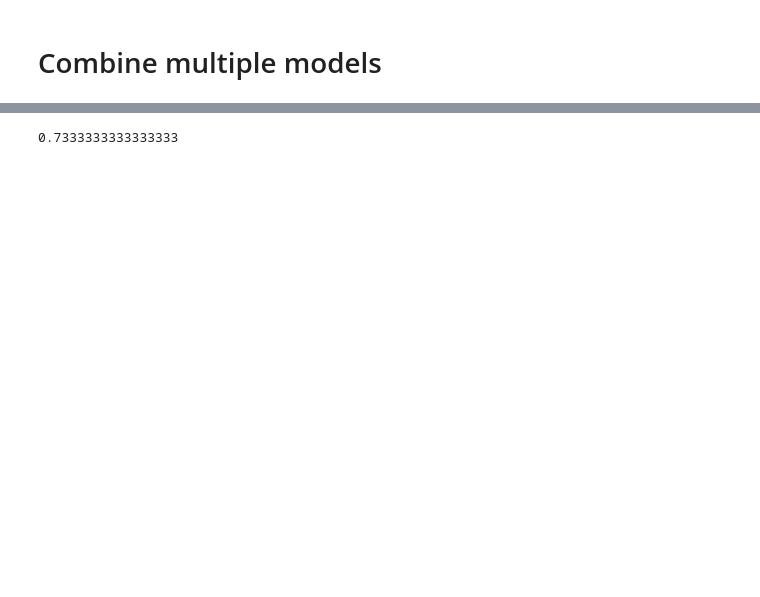
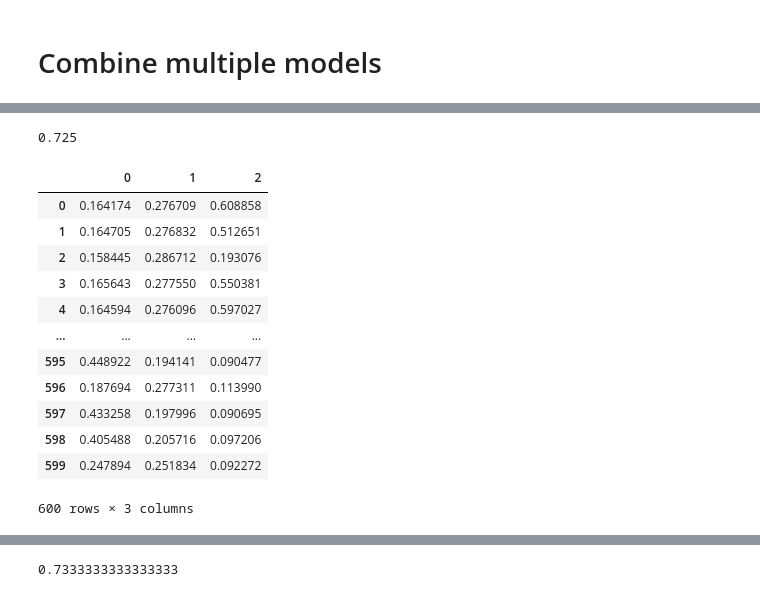
Before and after one commit to henockmamo54/CIM, a Jupyter notebook: notebook/Final Results/OVO test/NoHBP_12 Features Model.ipynb, the cells around one changed output, grey strips where cells are left out. Cells and saved outputs as stored; diff of their text form; code cells hidden in the pictures; blank space fills up the shorter version.

```diff
--- a/notebook/Final Results/OVO test/NoHBP_12 Features Model.ipynb
+++ b/notebook/Final Results/OVO test/NoHBP_12 Features Model.ipynb
@@ -521,0 +600,13 @@ m.accuracy_score(ytest_original, np.argmax(temp, axis=1))
+# %%
+temp = np.zeros((ytest_original.shape[0], 2))
+temp[:, 0] = pc3
+temp[:, 1] = pnc3
+print(m.accuracy_score(ytest2, np.argmax(temp, axis=1)))
+tempconf = m.confusion_matrix(ytest2, np.argmax(temp, axis=1))
+temph = np.sum(tempconf, axis=1)
+
+propconfmat = tempconf.copy()
+for i in range(propconfmat.shape[0]):
+    propconfmat[i] = 100 * propconfmat[i] / temph[i]
+conf3 = propconfmat.ravel() / 100
+conf3
@@ -521,0 +617,38 @@ m.accuracy_score(ytest_original, np.argmax(temp, axis=1))
+# %%
+temp = np.zeros((ytest_original.shape[0], 3))
+temp[:, 0] = (
+    (conf1[0] * conf2[3] * conf3[3] * pc1 * pnc2 * pnc3)
+    + (conf1[0] * conf3[0] * pc3 * pc1)
+    + (conf1[0] * conf2[0] * pc2 * pc1)
+    - (conf1[0] * conf2[0] * conf3[0] * pc1 * pc2 * pc3)
+)
+temp[:, 1] = (
+    (conf1[3] * conf2[0] * conf3[3] * pc2 * pnc1 * pnc3)
+    + (conf2[3] * conf3[0] * pc3 * pc2)
+    + (conf1[0] * conf2[0] * pc2 * pc1)
+    - (conf1[0] * conf2[0] * conf3[0] * pc1 * pc2 * pc3)
+)
+temp[:, 2] = (
+    (conf1[3] * conf2[3] * conf3[0] * pc3 * pnc1 * pnc2)
+    + (conf1[0] * conf3[0] * pc3 * pc1)
+    + (conf2[0] * conf3[0] * pc2 * pc3)
+    - (conf1[0] * conf2[0] * conf3[0] * pc1 * pc2 * pc3)
+)
+
+print(m.accuracy_score(ytest_original, np.argmax(temp, axis=1)))
+pd.DataFrame(temp)
+# %% [output]
+0.725
+|  | 0 | 1 | 2 |
+| 0 | 0.164174 | 0.276709 | 0.608858 |
+| 1 | 0.164705 | 0.276832 | 0.512651 |
+| 2 | 0.158445 | 0.286712 | 0.193076 |
+| 3 | 0.165643 | 0.277550 | 0.550381 |
+| 4 | 0.164594 | 0.276096 | 0.597027 |
+| ... | ... | ... | ... |
+| 595 | 0.448922 | 0.194141 | 0.090477 |
+| 596 | 0.187694 | 0.277311 | 0.113990 |
+| 597 | 0.433258 | 0.197996 | 0.090695 |
+| 598 | 0.405488 | 0.205716 | 0.097206 |
+| 599 | 0.247894 | 0.251834 | 0.092272 |
+600 rows × 3 columns
```
Also changed, not shown: parts of 9 cells of this notebook, 1 other file.
